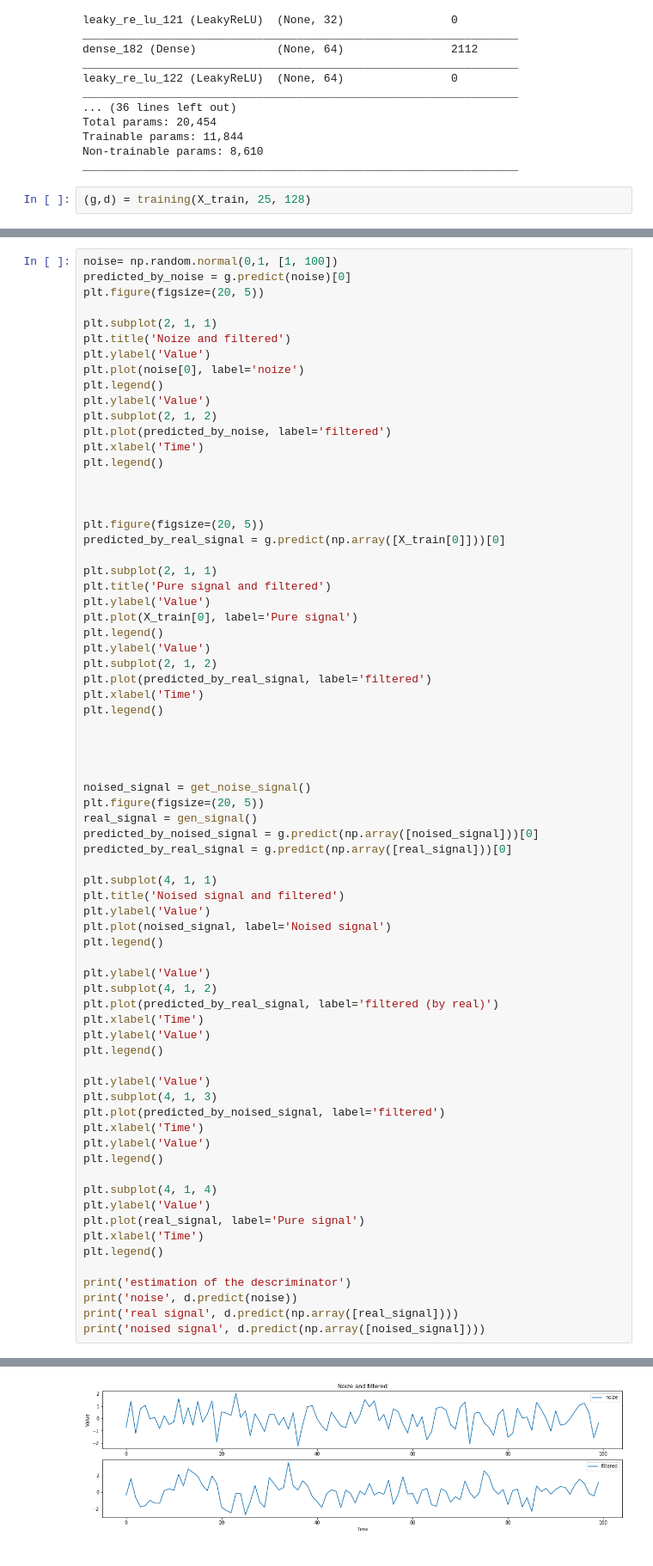
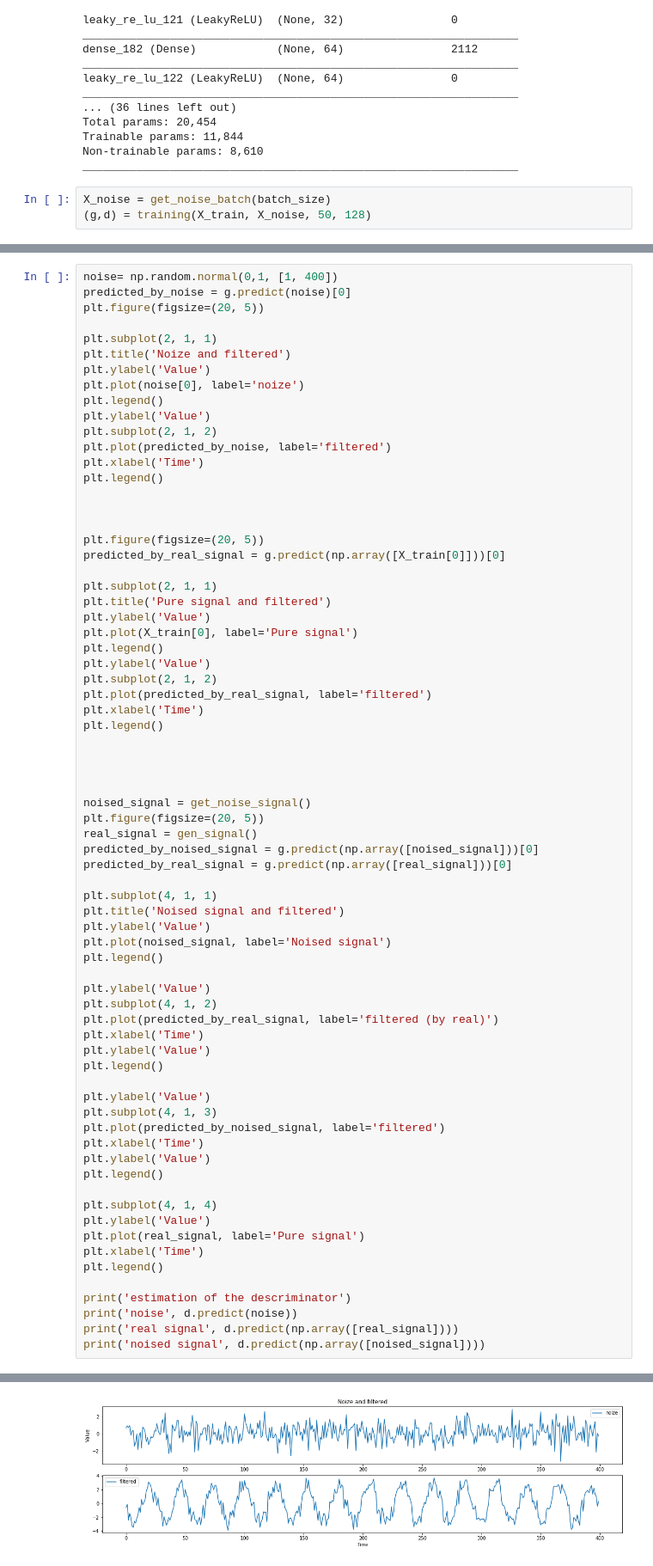
Before and after one commit to vasilevIT/emg-interface, a Jupyter notebook: gan_1d_mnist.ipynb, the cells around one changed output, grey strips where cells are left out. Shown: that part at 86% size. Drawn from its saved outputs; the diff is of its cells as text.

```diff
--- a/gan_1d_mnist.ipynb
+++ b/gan_1d_mnist.ipynb
@@ -218,5 +197,6 @@ Trainable params: 11,844
 Non-trainable params: 8,610
 _________________________________________________________________
 # %%
-(g,d) = training(X_train, 25, 128)
+X_noise = get_noise_batch(batch_size)
+(g,d) = training(X_train, X_noise, 50, 128)
 # %% [output]
@@ -241,5 +216,5 @@ Epoch 11
 # %%
-noise= np.random.normal(0,1, [1, 100])
+noise= np.random.normal(0,1, [1, 400])
 predicted_by_noise = g.predict(noise)[0]
 plt.figure(figsize=(20, 5))
 
@@ -317 +292 @@ noised signal [[0.96616435 0.03383566]]
-[figure, old version]
+[figure, new version]
```
Also changed, not shown: parts of 4 cells of this notebook.
